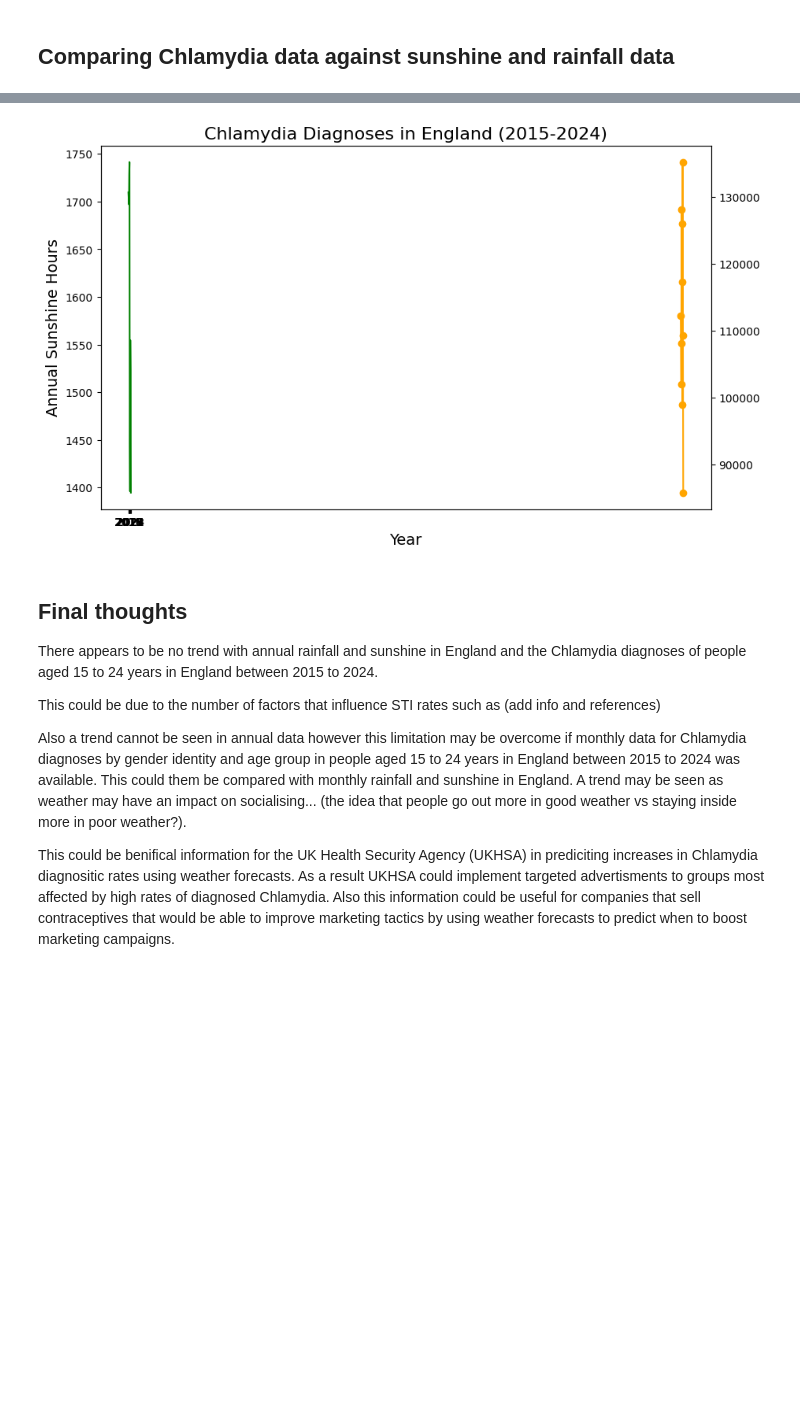
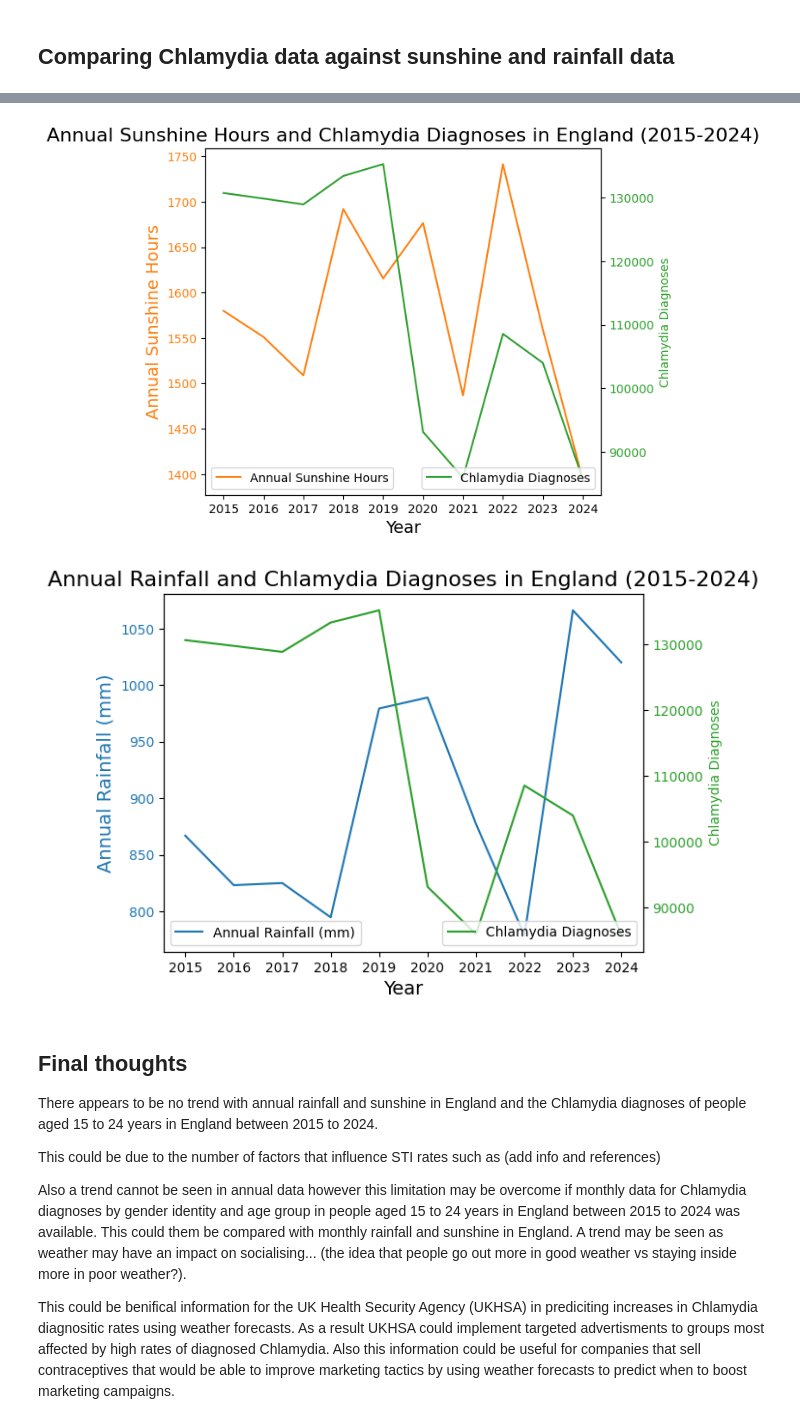
Before and after one commit to KiaraMartin/Final_Project_for_Peckham_DAZ_Introduction_to_Data_Science, a Jupyter notebook: Final_Project_V1.ipynb, the cells around one changed output, grey strips where cells are left out. Cells and saved outputs as stored; diff of their text form; code cells hidden in the pictures; blank space fills up the shorter version.

```diff
--- a/Final_Project_V1.ipynb
+++ b/Final_Project_V1.ipynb
@@ -930,32 +853,0 @@ plt.show()
-# %%
- # Plotting the sunshine data to visualise trends
-
-x_sunshine = sunshine_df['Year'] # Extract the 'Year' column from the Sunshine DataFrame
-y_sunshine = sunshine_df['Annual Sunshine Hours'] # Extract the 'Annual Sunshine Hours' column from the Sunshine DataFrame
-
-fig, ax = plt.subplots(figsize=(10, 6)) # Create a figure and axis for the plot
-# ax.set_title('Annual Sunshine Hours in England (2015-2024)', fontsize=16) # Set the title of the plot
-ax.set_xlabel('Year', fontsize=14) # Set the x-axis label
-ax.set_ylabel('Annual Sunshine Hours', fontsize=14) # Set the y-axis label
-ax.plot(x_sunshine, y_sunshine, marker='o', linestyle='-', color='orange') # Plot the sunshine data with markers and a line
-
-ax2 = ax.twinx()  # instantiate a second Axes that shares the same x-axis
-# plt.show() # Display the plot
-
-# Plotting the Chlamydia data to visualise trends
-
-x_chlamydia = [str(year) for year in range(2015, 2025)]  # List of years as strings
-y_chlamydia = y_axis.iloc[0].values  # Extract the values for the age group 15-24
-
-# fig, ax = plt.subplots(figsize=(10, 6)) # Create a figure and axis for the plot
-ax2.plot(x_chlamydia, y_chlamydia, linestyle='-', color='green') # Plot the Chlamydia data with markers and a line
-ax2.set_title('Chlamydia Diagnoses in England (2015-2024)', fontsize=16) # Set the title of the plot
-# ax.set_xlabel('Year', fontsize=14) # Set the x-axis label
-# ax.set_ylabel('Chlamydia Diagnoses', fontsize=14) # Set the y-axis label
-# ax.legend(['15-24 Age Group'], loc='upper left') # Add a legend to the plot for clarity
-
-# plt.xticks(rotation=45) # Rotate x-axis labels for better readability
-# plt.tight_layout() # Adjust layout to prevent overlap of labels
-plt.show() # Display the plot
-# %% [output]
-[figure, removed]
@@ -969,3 +854,50 @@ plt.show() # Display the plot
+# %%
+t = sunshine_df['Year']
+data1 = sunshine_df['Annual Sunshine Hours']
+data2 = y_axis.iloc[0].values  # Extract the values for the age group 15-24
+fig, ax1 = plt.subplots()
+color = 'tab:orange' # Set the color for the sunshine data
+ax1.plot(t, data1, color=color) # Set the color for the sunshine data
+ax1.tick_params(axis='y', labelcolor=color) # Set the color for the y-axis labels of the sunshine data
+ax1.set_xlabel('Year', fontsize=14) # Set the x-axis label
+ax1.set_ylabel('Annual Sunshine Hours', color=color, fontsize=14) # Set the y-axis label for the sunshine data
+ax1.set_xticks(sunshine_df['Year'])  # Set the x-ticks to the years in the Sunshine DataFrame
+ax2 = ax1.twinx()  # instantiate a second Axes that shares the same x-axis
+color = 'tab:green'
+ax2.set_ylabel('Chlamydia Diagnoses', color=color)  # we already handled the x-label with ax1
+ax2.plot(t, data2, color=color)
+ax2.tick_params(axis='y', labelcolor=color)
+ax2.set_xticks(sunshine_df['Year'])  # Set the x-ticks to the years in the Sunshine DataFrame
+fig.tight_layout()  # otherwise the right y-label is slightly clipped
+ax1.legend(['Annual Sunshine Hours'], loc='lower left') # Legend for sunshine data
+ax2.legend(['Chlamydia Diagnoses'], loc='lower right')  # Legend for chlamydia data
+plt.title('Annual Sunshine Hours and Chlamydia Diagnoses in England (2015-2024)', fontsize=16) # Set the title of the plot
+
+t = rainfall_df['Year']
+data1 = rainfall_df['Annual Rainfall (mm)']
+data2 = y_axis.iloc[0].values  # Extract the values for the age group 15-24
+fig, ax1 = plt.subplots()
+color = 'tab:blue' # Set the color for the sunshine data
+ax1.plot(t, data1, color=color) # Set the color for the sunshine data
+ax1.tick_params(axis='y', labelcolor=color) # Set the color for the y-axis labels of the sunshine data
+ax1.set_xlabel('Year', fontsize=14) # Set the x-axis label
+ax1.set_ylabel('Annual Rainfall (mm)', color=color, fontsize=14) # Set the y-axis label for the sunshine data
+ax1.set_xticks(rainfall_df['Year'])  # Set the x-ticks to the years in the Sunshine DataFrame
+ax2 = ax1.twinx()  # instantiate a second Axes that shares the same x-axis
+color = 'tab:green'
+ax2.set_ylabel('Chlamydia Diagnoses', color=color)  # we already handled the x-label with ax1
+ax2.plot(t, data2, color=color)
+ax2.tick_params(axis='y', labelcolor=color)
+ax2.set_xticks(rainfall_df['Year'])  # Set the x-ticks to the years in the Sunshine DataFrame
+ax1.legend(['Annual Rainfall (mm)'], loc='lower left') # Legend for sunshine data
+ax2.legend(['Chlamydia Diagnoses'], loc='lower right')  # Legend for chlamydia data
+plt.title('Annual Rainfall and Chlamydia Diagnoses in England (2015-2024)', fontsize=16) # Set the title of the plot
+
+
+plt.show()
+# %% [output]
+[figure, added]
+[figure, added]
 # %% [markdown]
 ## Final thoughts
 
```
Also changed, not shown: parts of 19 cells of this notebook, 1 other file.
